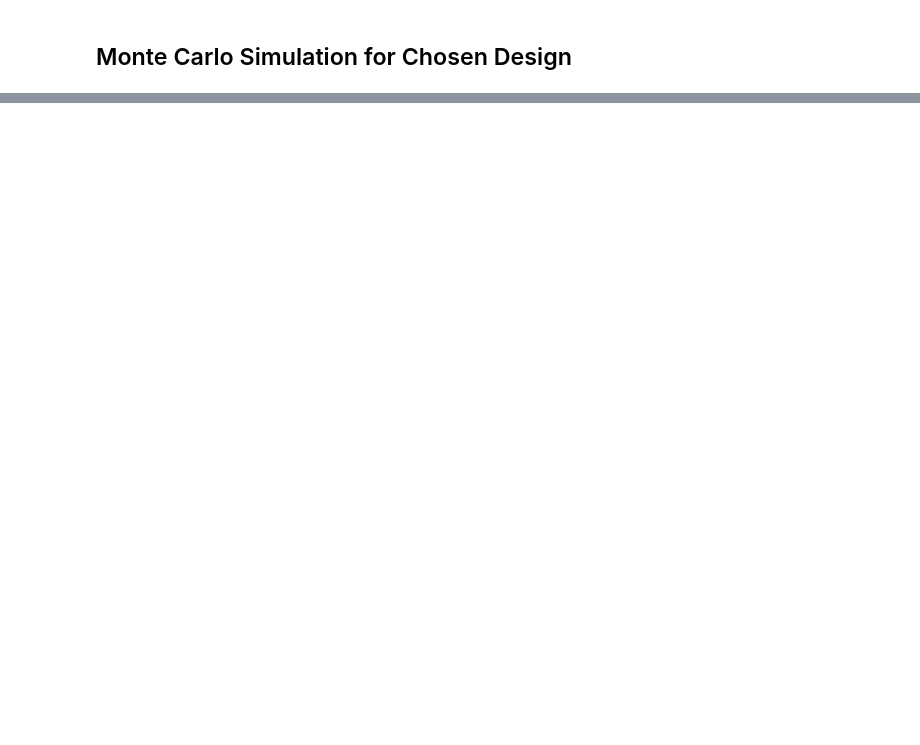
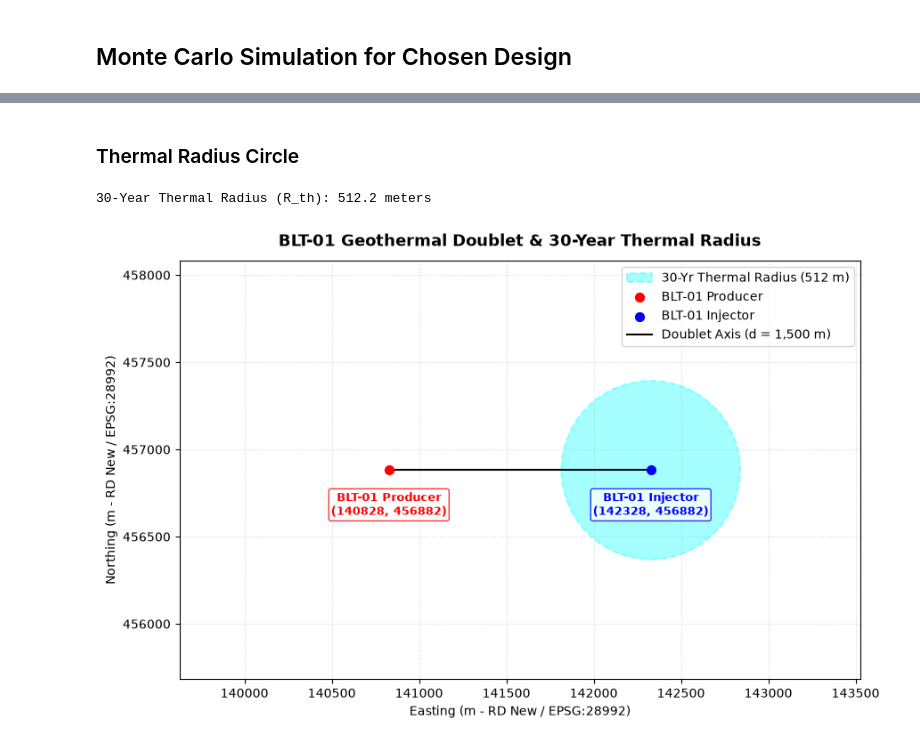
Before and after one commit to sadaraka-kadi/utrecht-geothermal-screening, a Jupyter notebook: notebooks/04_power_economics.ipynb, the cells around one changed output, grey strips where cells are left out. Saved outputs shown, nothing was run; the diff lists cells and outputs as text; code cells hidden in the pictures; blank space fills up the shorter version.

```diff
--- a/notebooks/04_power_economics.ipynb
+++ b/notebooks/04_power_economics.ipynb
@@ -667,0 +731,47 @@ fig.savefig(FIG / "mc_power.png", dpi=200, bbox_inches="tight")
+# %% [markdown]
+### Thermal Radius Circle
+# %%
+from matplotlib.patches import Circle
+
+# Accurate 30-Year Thermal Radius (R_th)
+R_th = np.sqrt((D["Q_m3h"] / 3600) * t * cw_vol / (np.pi * wells_base["BLT-01"]["Thickness"] * caq_vol))
+print(f"30-Year Thermal Radius (R_th): {R_th:.1f} meters")
+
+fig, ax = plt.subplots(figsize=(9, 9))
+
+# 30-Year Thermal Radius Circle centered at the Injector
+thermal_circle = Circle(
+    (inj_x, inj_y),
+    radius=R_th,
+    color='cyan',
+    alpha=0.35,
+    linestyle='--',
+    linewidth=1.5,
+    label=f'30-Yr Thermal Radius ({R_th:.0f} m)'
+)
+ax.add_patch(thermal_circle)
+
+ax.scatter([prod_x], [prod_y], color='red', s=50, label='BLT-01 Producer', zorder=5)
+ax.scatter([inj_x], [inj_y], color='blue', s=50, label='BLT-01 Injector', zorder=5)
+ax.plot([prod_x, inj_x], [prod_y, inj_y], color='black', linewidth=1.5, linestyle='-', label='Doublet Axis (d = 1,500 m)')
+
+# Annotations with background boxes
+ax.text(prod_x, prod_y - 120, 'BLT-01 Producer\n(140828, 456882)', fontsize=9, ha="center", va='top', fontweight='bold', color='red', bbox=dict(boxstyle='round,pad=0.2', facecolor='white', alpha=0.8, edgecolor='red'))
+ax.text(inj_x, inj_y - 120, 'BLT-01 Injector\n(142328, 456882)', fontsize=9, ha='center', va='top', fontweight='bold', color='blue', bbox=dict(boxstyle='round,pad=0.2', facecolor='white', alpha=0.8, edgecolor='blue'))
+
+# Map Formatting & Zooming
+ax.set_xlim(prod_x - 1200, inj_x + 1200)
+ax.set_ylim(prod_y - 1200, prod_y + 1200)
+ax.set_title("BLT-01 Geothermal Doublet & 30-Year Thermal Radius", fontsize=13, fontweight='bold', pad=12)
+ax.set_xlabel("Easting (m - RD New / EPSG:28992)", fontsize=10)
+ax.set_ylabel("Northing (m - RD New / EPSG:28992)", fontsize=10)
+ax.grid(True, linestyle=':', alpha=0.5)
+ax.legend(loc='upper right', frameon=True)
+ax.set_aspect('equal')
+
+plt.tight_layout()
+fig.savefig(FIG / "BLT-01 thermal radius.png", dpi=200, bbox_inches="tight")
+plt.show()
+# %% [output]
+30-Year Thermal Radius (R_th): 512.2 meters
+[figure, added]
```
Also changed, not shown: parts of 13 cells of this notebook.
